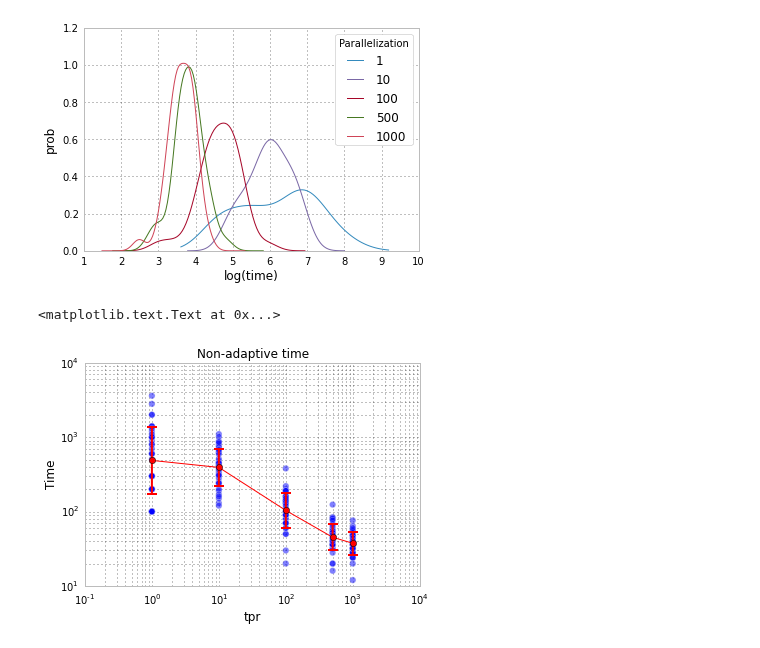
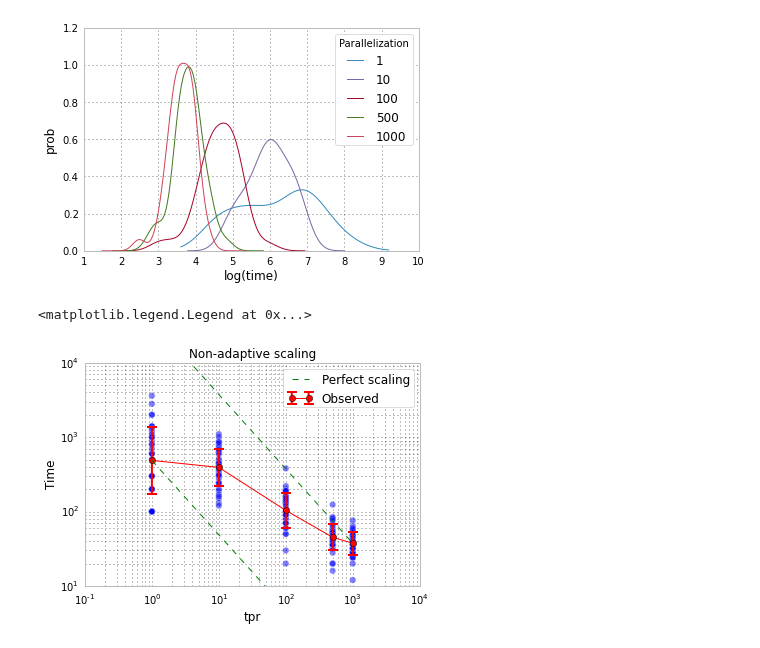
Before and after one commit to mpharrigan/quant-accel, a Jupyter notebook: ipython/tmat3.ipynb, the cells around one changed output. Drawn from its saved outputs; the diff is of its cells as text; code cells hidden in the pictures.

```diff
--- a/ipython/tmat3.ipynb
+++ b/ipython/tmat3.ipynb
@@ -172,13 +188,29 @@ ax.legend(loc='best', title='Parallelization')
 # %%
 fig, ax = pp.subplots()
 v = time_vs_tpr_na[False]
 naw = sc.avg_and_errorbar(v)
+
+# Scatter
 ax.scatter(v[:,0], v[:,1], alpha=0.5, s=40)
-ax.errorbar(naw[:,0], naw[:,1], yerr=np.transpose(naw[:,2:4]), fmt='ro-', elinewidth=2.0, capsize=5.0, capthick=2.0)
+
+# Avgs
+ax.errorbar(naw[:,0], naw[:,1], yerr=np.transpose(naw[:,2:4]), fmt='ro-',
+            elinewidth=2.0, capsize=5.0, capthick=2.0, label='Observed')
+
 ax.set_xscale('log'); ax.set_yscale('log')
 ax.set_xlim((1e-1, 1e4))
 ax.set_xlabel('tpr'); ax.set_ylabel('Time')
-ax.set_title('Non-adaptive time')
+ax.set_title('Non-adaptive scaling')
+ylim = ax.get_ylim()
+
+# Perfect scaling
+from_beg = naw[0,1]/naw[:,0]
+from_end = (naw[-1,1]*naw[-1,0])/naw[:,0]
+ax.plot(naw[:,0], from_beg, 'g--', label='Perfect scaling')
+ax.plot(naw[:,0], from_end, 'g--')
+
+ax.set_ylim(ylim)
+ax.legend(loc='best')
 # %% [output]
-<matplotlib.text.Text at 0x...>
+<matplotlib.legend.Legend at 0x...>
-[figure, old version]
+[figure, new version]
```
Also changed, not shown: parts of 2 cells of this notebook, 2 other files.
